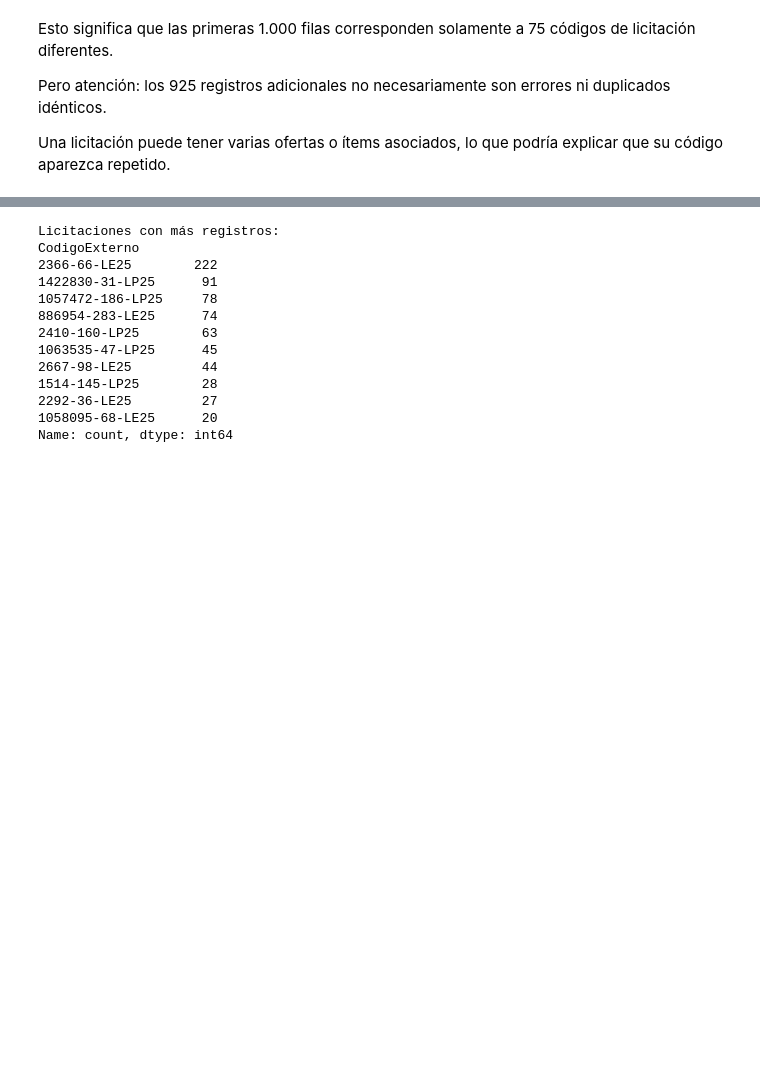
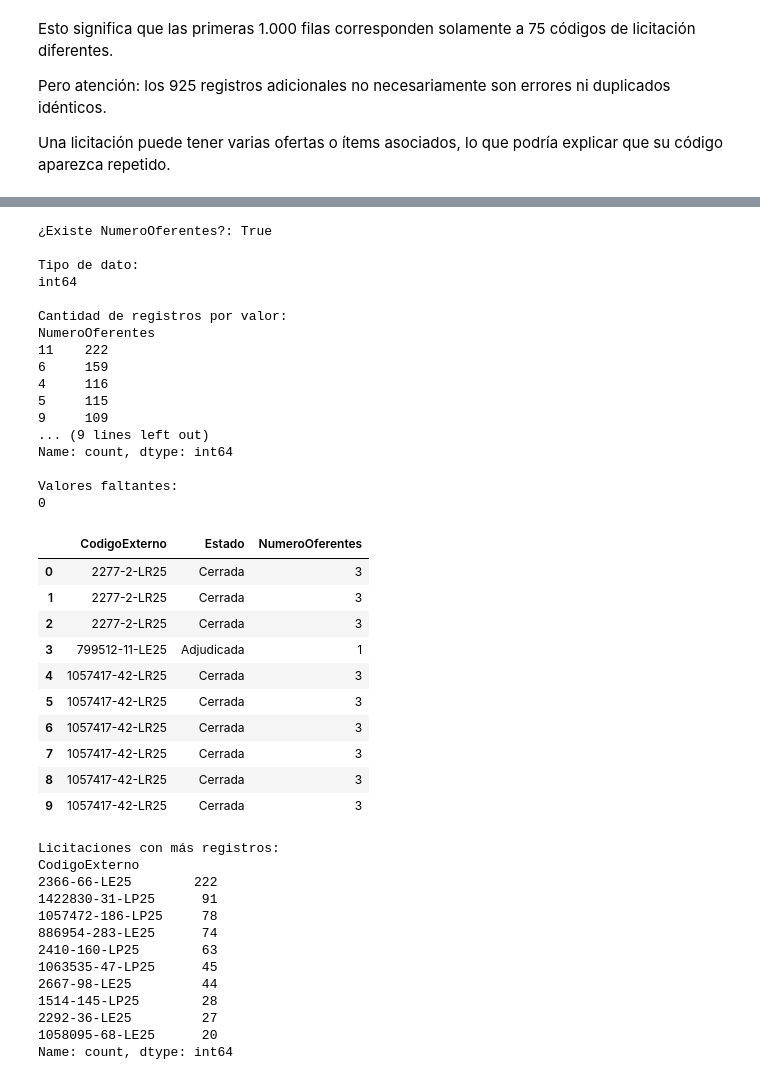
Before and after one commit to IgnacioCardenass/proyecto-grupo_1-mcdi500, a Jupyter notebook: F2/notebooks/Exploración_de_datos.ipynb, the cells around one changed output, grey strips where cells are left out. Cells and saved outputs as stored; diff of their text form; code cells hidden in the pictures; blank space fills up the shorter version.

```diff
--- a/F2/notebooks/Exploración_de_datos.ipynb
+++ b/F2/notebooks/Exploración_de_datos.ipynb
@@ -313,3 +317,58 @@ Una licitación puede tener varias ofertas o ítems asociados, lo que podría ex
+# %%
+# Verificar la existencia de la variable
+print("¿Existe NumeroOferentes?:",
+      "NumeroOferentes" in muestra.columns)
+
+if "NumeroOferentes" in muestra.columns:
+
+    # Revisar el tipo de dato
+    print("\nTipo de dato:")
+    print(muestra["NumeroOferentes"].dtype)
+
+    # Contar los valores registrados
+    print("\nCantidad de registros por valor:")
+    print(muestra["NumeroOferentes"].value_counts(dropna=False))
+
+    # Contar los valores faltantes
+    print("\nValores faltantes:")
+    print(muestra["NumeroOferentes"].isna().sum())
+
+    # Mostrar algunos registros
+    display(muestra[
+        ["CodigoExterno", "Estado", "NumeroOferentes"]
+    ].head(10))
+
+else:
+    print("La variable no se encuentra en la muestra.")
+# %% [output]
+¿Existe NumeroOferentes?: True
+
+Tipo de dato:
+int64
+
+Cantidad de registros por valor:
+NumeroOferentes
+11    222
+6     159
+4     116
+5     115
+9     109
+... (9 lines left out)
+Name: count, dtype: int64
+
+Valores faltantes:
+0
+|  | CodigoExterno | Estado | NumeroOferentes |
+| 0 | 2277-2-LR25 | Cerrada | 3 |
+| 1 | 2277-2-LR25 | Cerrada | 3 |
+| 2 | 2277-2-LR25 | Cerrada | 3 |
+| 3 | 799512-11-LE25 | Adjudicada | 1 |
+| 4 | 1057417-42-LR25 | Cerrada | 3 |
+| 5 | 1057417-42-LR25 | Cerrada | 3 |
+| 6 | 1057417-42-LR25 | Cerrada | 3 |
+| 7 | 1057417-42-LR25 | Cerrada | 3 |
+| 8 | 1057417-42-LR25 | Cerrada | 3 |
+| 9 | 1057417-42-LR25 | Cerrada | 3 |
 # %%
 
 # Contamos cuantas veces aparece cada código de licitación
```
Also changed, not shown: parts of 28 cells of this notebook.
